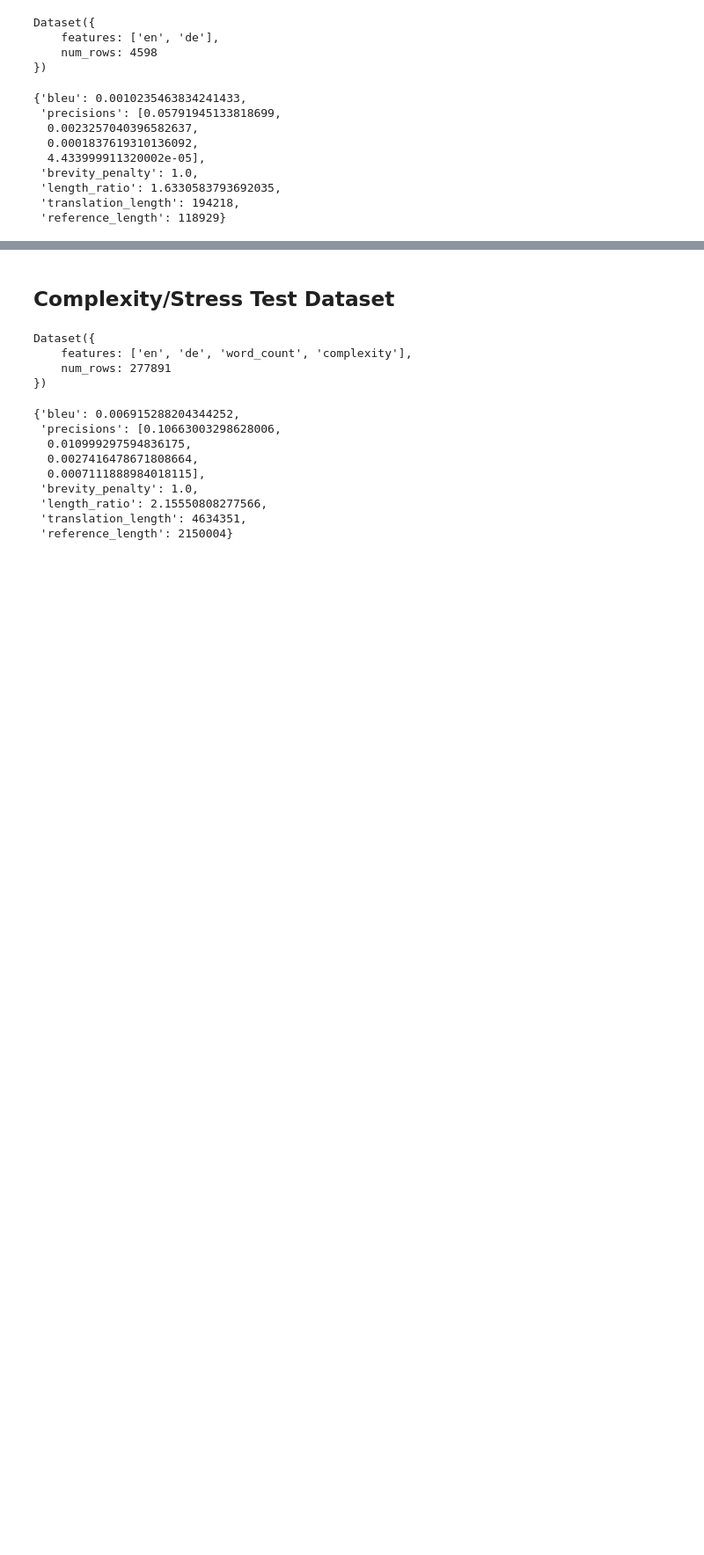
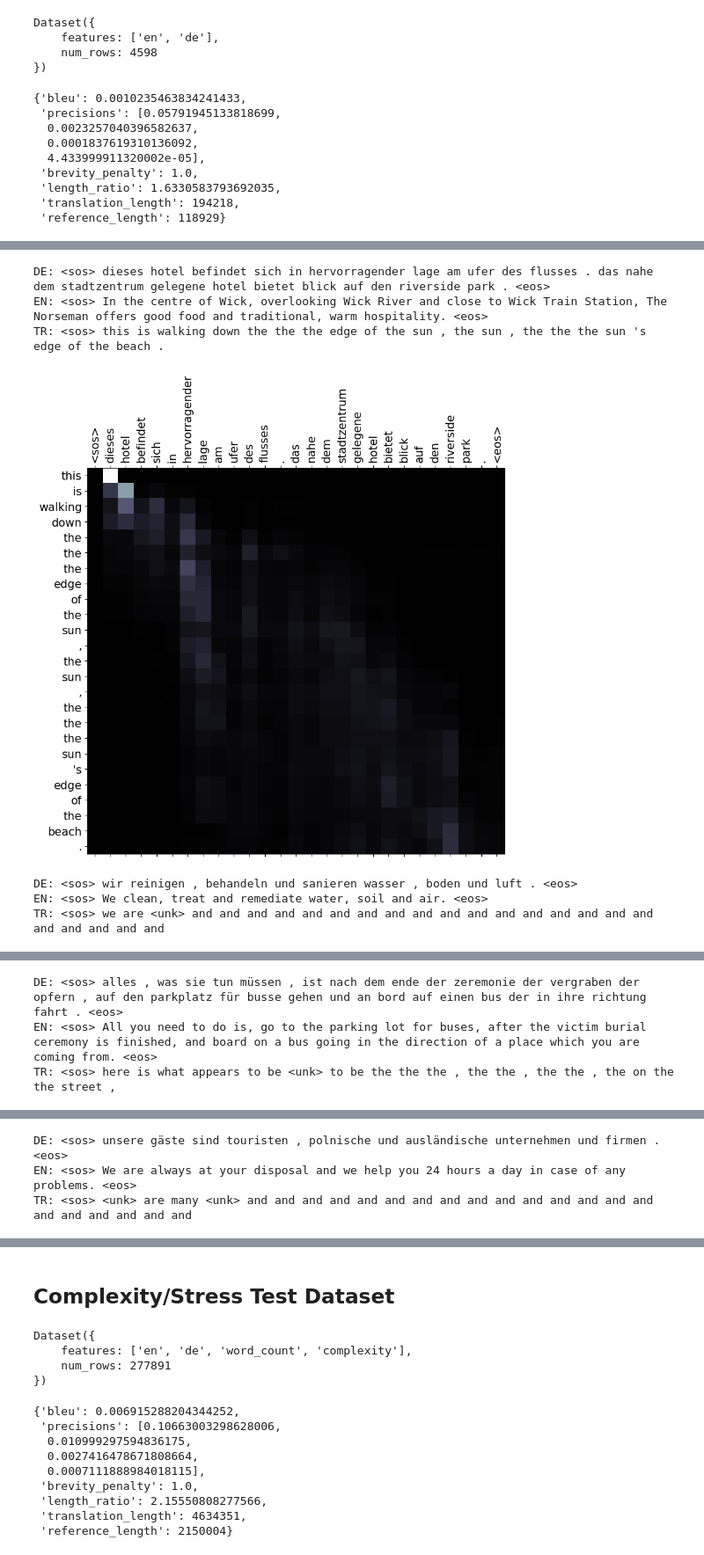
Before and after one commit to PikaSannnnn/TransformerTranslationsLitSurvey, a Jupyter notebook: pytorch-seq2seq/3 - Neural Machine Translation by Jointly Learning to Align and Translate.ipynb, the cells around one changed output, grey strips where cells are left out. Shown at 88% size. Cells and saved outputs as stored; diff of their text form; code cells hidden in the pictures; blank space fills up the shorter version.

Commit message:
Successful plotting and analysis of certain translations. Found it to be realaly bad at complexity 3 and 4

```diff
--- a/pytorch-seq2seq/3 - Neural Machine Translation by Jointly Learning to Align and Translate.ipynb
+++ b/pytorch-seq2seq/3 - Neural Machine Translation by Jointly Learning to Align and Translate.ipynb
@@ -796,9 +796,3 @@ results
  'length_ratio': 1.6330583793692035,
  'translation_length': 194218,
  'reference_length': 118929}
-# %%
-for result in large_translations[:10]:
-    translation, sentence_tokens, attention = result
-    print(translation)
-    print(sentence_tokens)
-    plot_attention(sentence_tokens, translation, attention)
@@ -824,0 +827,15 @@ for result in large_translations[:10]:
+# %%
+from collections import Counter
+
+large_dataset_goods = Potential_Good_Translations()
+for result, example in zip(large_translations, large_data):
+    translation, sentence_tokens, attention = result
+    unk_count = translation.count('<unk>')
+    if unk_count / (len(translation) - 2) < 0.5:
+        large_dataset_goods.add_items(result, example['en'], len(translation) - 2 - unk_count, len(Counter(translation).keys()) - 2)
+# %%
+large_dataframe = large_dataset_goods.make_dataframe()
+# large_dataframe
+# %%
+large_dataframe_sorted_wc = large_dataframe.sort_values(by='word_count', ascending=False)
+large_dataframe_sorted_wc.head()
@@ -824,0 +849,14 @@ for result in large_translations[:10]:
+# %%
+for _, row in large_dataframe_sorted_wc.head().iterrows():
+    print('DE:', ' '.join(row['sent_tokens']))
+    print('EN: <sos>', row['en'], '<eos>')
+    print('TR:', ' '.join(row['translations']))
+    plot_attention(row['sent_tokens'], row['translations'], row['attentions'])
+# %% [output]
+DE: <sos> dieses hotel befindet sich in hervorragender lage am ufer des flusses . das nahe dem stadtzentrum gelegene hotel bietet blick auf den riverside park . <eos>
+EN: <sos> In the centre of Wick, overlooking Wick River and close to Wick Train Station, The Norseman offers good food and traditional, warm hospitality. <eos>
+TR: <sos> this is walking down the the the edge of the sun , the sun , the the the sun 's edge of the beach .
+[figure, added]
+DE: <sos> wir reinigen , behandeln und sanieren wasser , boden und luft . <eos>
+EN: <sos> We clean, treat and remediate water, soil and air. <eos>
+TR: <sos> we are <unk> and and and and and and and and and and and and and and and and and and and and and and
@@ -824,0 +864,3 @@ for result in large_translations[:10]:
+DE: <sos> alles , was sie tun müssen , ist nach dem ende der zeremonie der vergraben der opfern , auf den parkplatz für busse gehen und an bord auf einen bus der in ihre richtung fahrt . <eos>
+EN: <sos> All you need to do is, go to the parking lot for buses, after the victim burial ceremony is finished, and board on a bus going in the direction of a place which you are coming from. <eos>
+TR: <sos> here is what appears to be <unk> to be the the the , the the , the the , the on the the street ,
@@ -824,0 +868,3 @@ for result in large_translations[:10]:
+DE: <sos> unsere gäste sind touristen , polnische und ausländische unternehmen und firmen . <eos>
+EN: <sos> We are always at your disposal and we help you 24 hours a day in case of any problems. <eos>
+TR: <sos> <unk> are many <unk> and and and and and and and and and and and and and and and and and and and and and
```
Also changed, not shown: parts of 22 cells of this notebook.
